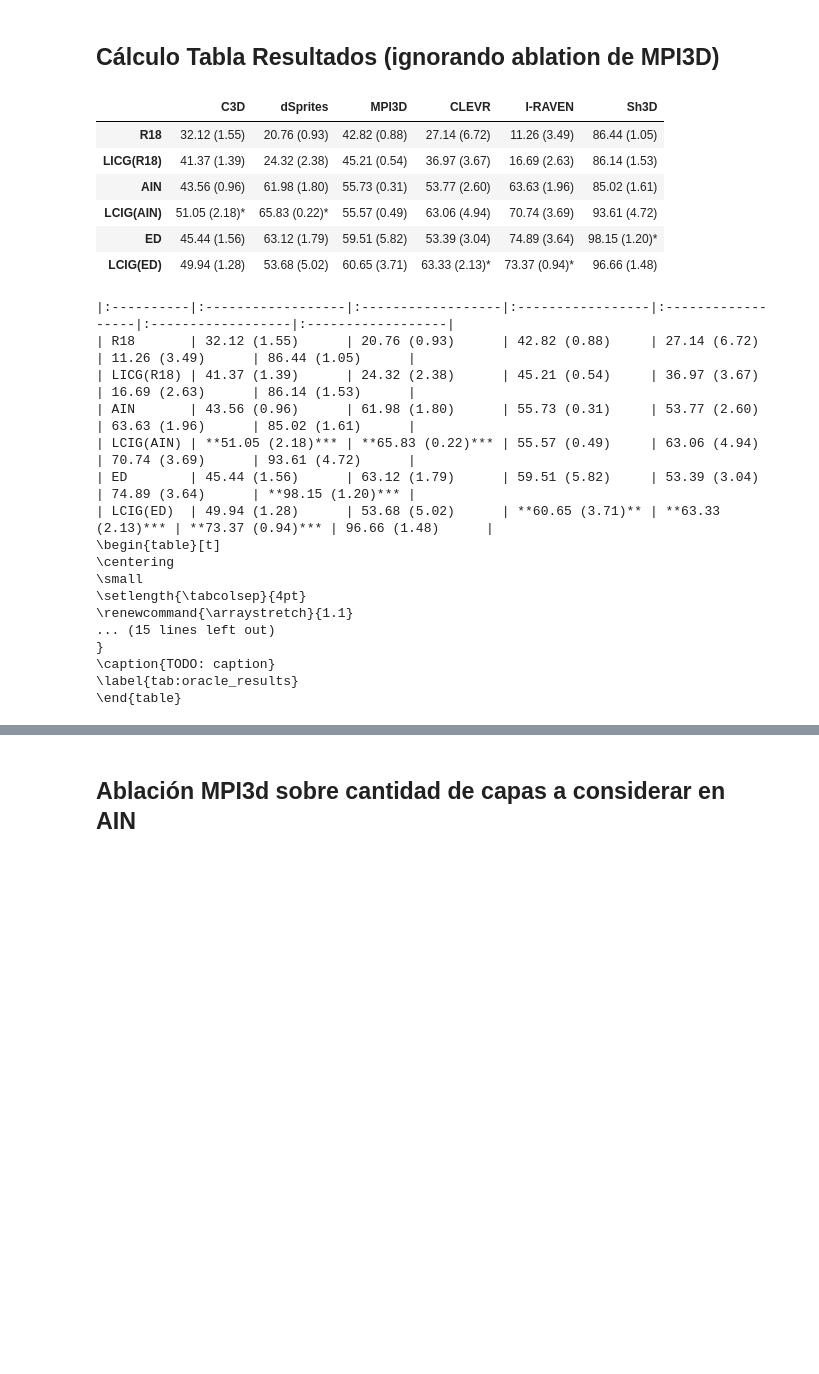
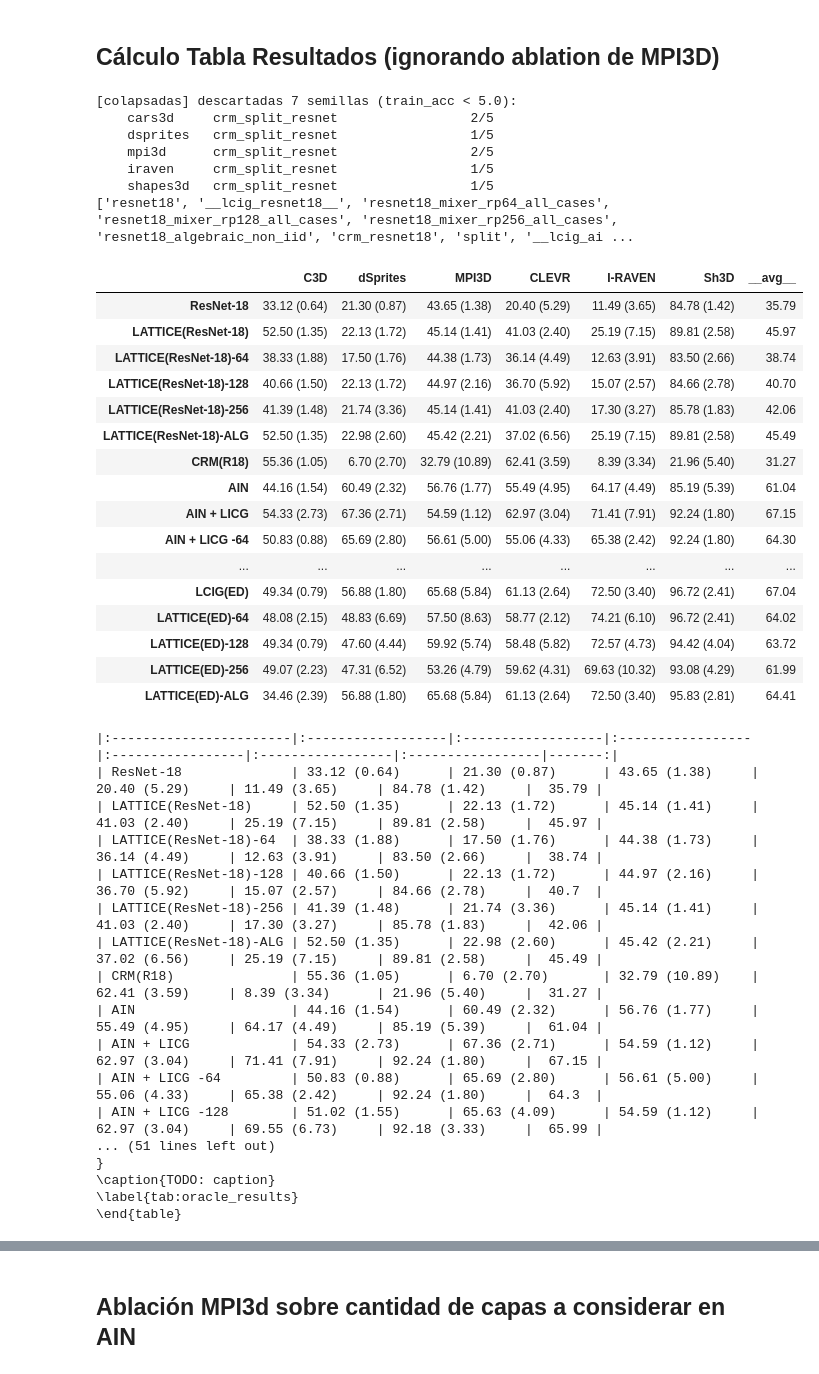
Before and after one commit to alainray/scalable-compositional-generalization, a Jupyter notebook: ParseResults.ipynb, the cells around one changed output, grey strips where cells are left out. Cells and saved outputs as stored; diff of their text form; code cells hidden in the pictures; blank space fills up the shorter version.

```diff
--- a/ParseResults.ipynb
+++ b/ParseResults.ipynb
@@ -372,29 +539,46 @@ def plot_table_results(method):
     latex_small = "\n".join(latex_lines)
     print(latex_small)
 # %%
-plot_table_results("id")
+plot_table_results("id",show_individual=True,drop_collapsed=True)
 # %% [output]
+[colapsadas] descartadas 7 semillas (train_acc < 5.0):
+    cars3d     crm_split_resnet                 2/5
+    dsprites   crm_split_resnet                 1/5
+    mpi3d      crm_split_resnet                 2/5
+    iraven     crm_split_resnet                 1/5
+    shapes3d   crm_split_resnet                 1/5
+['resnet18', '__lcig_resnet18__', 'resnet18_mixer_rp64_all_cases', 'resnet18_mixer_rp128_all_cases', 'resnet18_mixer_rp256_all_cases', 'resnet18_algebraic_non_iid', 'crm_resnet18', 'split', '__lcig_ai ...
-|  | C3D | dSprites | MPI3D | CLEVR | I-RAVEN | Sh3D |
-| R18 | 32.12 (1.55) | 20.76 (0.93) | 42.82 (0.88) | 27.14 (6.72) | 11.26 (3.49) | 86.44 (1.05) |
-| LICG(R18) | 41.37 (1.39) | 24.32 (2.38) | 45.21 (0.54) | 36.97 (3.67) | 16.69 (2.63) | 86.14 (1.53) |
-| AIN | 43.56 (0.96) | 61.98 (1.80) | 55.73 (0.31) | 53.77 (2.60) | 63.63 (1.96) | 85.02 (1.61) |
-| LCIG(AIN) | 51.05 (2.18)* | 65.83 (0.22)* | 55.57 (0.49) | 63.06 (4.94) | 70.74 (3.69) | 93.61 (4.72) |
-| ED | 45.44 (1.56) | 63.12 (1.79) | 59.51 (5.82) | 53.39 (3.04) | 74.89 (3.64) | 98.15 (1.20)* |
-| LCIG(ED) | 49.94 (1.28) | 53.68 (5.02) | 60.65 (3.71) | 63.33 (2.13)* | 73.37 (0.94)* | 96.66 (1.48) |
+|  | C3D | dSprites | MPI3D | CLEVR | I-RAVEN | Sh3D | __avg__ |
+| ResNet-18 | 33.12 (0.64) | 21.30 (0.87) | 43.65 (1.38) | 20.40 (5.29) | 11.49 (3.65) | 84.78 (1.42) | 35.79 |
+| LATTICE(ResNet-18) | 52.50 (1.35) | 22.13 (1.72) | 45.14 (1.41) | 41.03 (2.40) | 25.19 (7.15) | 89.81 (2.58) | 45.97 |
+| LATTICE(ResNet-18)-64 | 38.33 (1.88) | 17.50 (1.76) | 44.38 (1.73) | 36.14 (4.49) | 12.63 (3.91) | 83.50 (2.66) | 38.74 |
+| LATTICE(ResNet-18)-128 | 40.66 (1.50) | 22.13 (1.72) | 44.97 (2.16) | 36.70 (5.92) | 15.07 (2.57) | 84.66 (2.78) | 40.70 |
+| LATTICE(ResNet-18)-256 | 41.39 (1.48) | 21.74 (3.36) | 45.14 (1.41) | 41.03 (2.40) | 17.30 (3.27) | 85.78 (1.83) | 42.06 |
+| LATTICE(ResNet-18)-ALG | 52.50 (1.35) | 22.98 (2.60) | 45.42 (2.21) | 37.02 (6.56) | 25.19 (7.15) | 89.81 (2.58) | 45.49 |
+| CRM(R18) | 55.36 (1.05) | 6.70 (2.70) | 32.79 (10.89) | 62.41 (3.59) | 8.39 (3.34) | 21.96 (5.40) | 31.27 |
+| AIN | 44.16 (1.54) | 60.49 (2.32) | 56.76 (1.77) | 55.49 (4.95) | 64.17 (4.49) | 85.19 (5.39) | 61.04 |
+| AIN + LICG | 54.33 (2.73) | 67.36 (2.71) | 54.59 (1.12) | 62.97 (3.04) | 71.41 (7.91) | 92.24 (1.80) | 67.15 |
+| AIN + LICG -64 | 50.83 (0.88) | 65.69 (2.80) | 56.61 (5.00) | 55.06 (4.33) | 65.38 (2.42) | 92.24 (1.80) | 64.30 |
+| ... | ... | ... | ... | ... | ... | ... | ... |
+| LCIG(ED) | 49.34 (0.79) | 56.88 (1.80) | 65.68 (5.84) | 61.13 (2.64) | 72.50 (3.40) | 96.72 (2.41) | 67.04 |
+| LATTICE(ED)-64 | 48.08 (2.15) | 48.83 (6.69) | 57.50 (8.63) | 58.77 (2.12) | 74.21 (6.10) | 96.72 (2.41) | 64.02 |
+| LATTICE(ED)-128 | 49.34 (0.79) | 47.60 (4.44) | 59.92 (5.74) | 58.48 (5.82) | 72.57 (4.73) | 94.42 (4.04) | 63.72 |
+| LATTICE(ED)-256 | 49.07 (2.23) | 47.31 (6.52) | 53.26 (4.79) | 59.62 (4.31) | 69.63 (10.32) | 93.08 (4.29) | 61.99 |
+| LATTICE(ED)-ALG | 34.46 (2.39) | 56.88 (1.80) | 65.68 (5.84) | 61.13 (2.64) | 72.50 (3.40) | 95.83 (2.81) | 64.41 |
-|:----------|:------------------|:------------------|:-----------------|:------------------|:------------------|:------------------|
-| R18       | 32.12 (1.55)      | 20.76 (0.93)      | 42.82 (0.88)     | 27.14 (6.72)      | 11.26 (3.49)      | 86.44 (1.05)      |
-| LICG(R18) | 41.37 (1.39)      | 24.32 (2.38)      | 45.21 (0.54)     | 36.97 (3.67)      | 16.69 (2.63)      | 86.14 (1.53)      |
-| AIN       | 43.56 (0.96)      | 61.98 (1.80)      | 55.73 (0.31)     | 53.77 (2.60)      | 63.63 (1.96)      | 85.02 (1.61)      |
-| LCIG(AIN) | **51.05 (2.18)*** | **65.83 (0.22)*** | 55.57 (0.49)     | 63.06 (4.94)      | 70.74 (3.69)      | 93.61 (4.72)      |
-| ED        | 45.44 (1.56)      | 63.12 (1.79)      | 59.51 (5.82)     | 53.39 (3.04)      | 74.89 (3.64)      | **98.15 (1.20)*** |
-| LCIG(ED)  | 49.94 (1.28)      | 53.68 (5.02)      | **60.65 (3.71)** | **63.33 (2.13)*** | **73.37 (0.94)*** | 96.66 (1.48)      |
-\begin{table}[t]
-\centering
-\small
-\setlength{\tabcolsep}{4pt}
-\renewcommand{\arraystretch}{1.1}
-... (15 lines left out)
-}
-\caption{TODO: caption}
-\label{tab:oracle_results}
-\end{table}
+|:-----------------------|:------------------|:------------------|:-----------------|:-----------------|:-----------------|:-----------------|-------:|
+| ResNet-18              | 33.12 (0.64)      | 21.30 (0.87)      | 43.65 (1.38)     | 20.40 (5.29)     | 11.49 (3.65)     | 84.78 (1.42)     |  35.79 |
+| LATTICE(ResNet-18)     | 52.50 (1.35)      | 22.13 (1.72)      | 45.14 (1.41)     | 41.03 (2.40)     | 25.19 (7.15)     | 89.81 (2.58)     |  45.97 |
+| LATTICE(ResNet-18)-64  | 38.33 (1.88)      | 17.50 (1.76)      | 44.38 (1.73)     | 36.14 (4.49)     | 12.63 (3.91)     | 83.50 (2.66)     |  38.74 |
+| LATTICE(ResNet-18)-128 | 40.66 (1.50)      | 22.13 (1.72)      | 44.97 (2.16)     | 36.70 (5.92)     | 15.07 (2.57)     | 84.66 (2.78)     |  40.7  |
+| LATTICE(ResNet-18)-256 | 41.39 (1.48)      | 21.74 (3.36)      | 45.14 (1.41)     | 41.03 (2.40)     | 17.30 (3.27)     | 85.78 (1.83)     |  42.06 |
+| LATTICE(ResNet-18)-ALG | 52.50 (1.35)      | 22.98 (2.60)      | 45.42 (2.21)     | 37.02 (6.56)     | 25.19 (7.15)     | 89.81 (2.58)     |  45.49 |
+| CRM(R18)               | 55.36 (1.05)      | 6.70 (2.70)       | 32.79 (10.89)    | 62.41 (3.59)     | 8.39 (3.34)      | 21.96 (5.40)     |  31.27 |
+| AIN                    | 44.16 (1.54)      | 60.49 (2.32)      | 56.76 (1.77)     | 55.49 (4.95)     | 64.17 (4.49)     | 85.19 (5.39)     |  61.04 |
+| AIN + LICG             | 54.33 (2.73)      | 67.36 (2.71)      | 54.59 (1.12)     | 62.97 (3.04)     | 71.41 (7.91)     | 92.24 (1.80)     |  67.15 |
+| AIN + LICG -64         | 50.83 (0.88)      | 65.69 (2.80)      | 56.61 (5.00)     | 55.06 (4.33)     | 65.38 (2.42)     | 92.24 (1.80)     |  64.3  |
+| AIN + LICG -128        | 51.02 (1.55)      | 65.63 (4.09)      | 54.59 (1.12)     | 62.97 (3.04)     | 69.55 (6.73)     | 92.18 (3.33)     |  65.99 |
+... (51 lines left out)
+}
+\caption{TODO: caption}
+\label{tab:oracle_results}
+\end{table}
```
Also changed, not shown: parts of 20 cells of this notebook, 1 other file.
